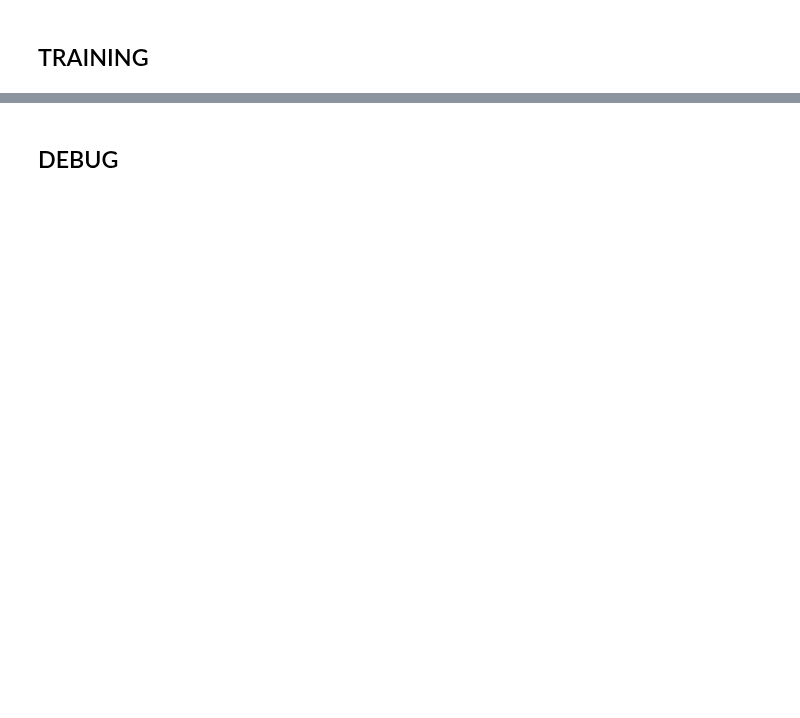
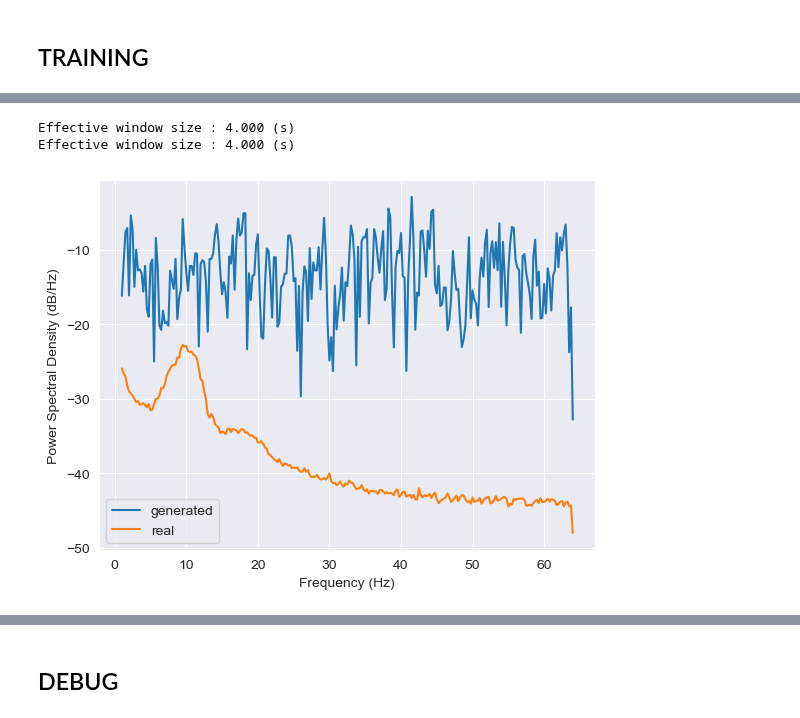
Before and after one commit to Yeganehfrh/EEGModalNet, a Jupyter notebook: notebooks/cWGAN.ipynb, the cells around one changed output, grey strips where cells are left out. Cells and saved outputs as stored; diff of their text form; code cells hidden in the pictures; blank space fills up the shorter version.

```diff
--- a/notebooks/cWGAN.ipynb
+++ b/notebooks/cWGAN.ipynb
@@ -197,10 +197,10 @@ step_loss_history = StepLossHistory()
 # 3. TRAINING
 cwgan_gp.compile(d_optimizer=keras.optimizers.Adam(0.0001, beta_1=0.5, beta_2=0.9),
                  g_optimizer=keras.optimizers.Adam(0.001, beta_1=0.5, beta_2=0.9),
-                 gradient_penalty_weight=5.0)
+                 gradient_penalty_weight=1.0)
 
 cwgan_gp.build(input_shape=(None, 1, time_dim))
 # %%
 # training
-history = cwgan_gp.fit(data, epochs=5, batch_size=64, callbacks=[step_loss_history])
+history = cwgan_gp.fit(data, epochs=10, batch_size=64, callbacks=[step_loss_history])
 # %% [output]
@@ -232,3 +242,11 @@ plot_overlap(fake_data, n_seg=10, start_from=20)
+# %%
+plot_psd(fake_data, fmin=1, fmax=200, n_fft=512, label='generated', show=False)
+plot_psd(x, fmin=1, fmax=200, n_fft=512, label='real', show=True)
+plt.show()
+# %% [output]
+Effective window size : 4.000 (s)
+Effective window size : 4.000 (s)
+[figure, added]
 # %%
 fake_data = cwgan_gp.generator(noise, gen_labels).detach()
 real_data = x.to(torch.float32).to('mps')
```
Also changed, not shown: parts of 16 cells of this notebook, 4 other files.
